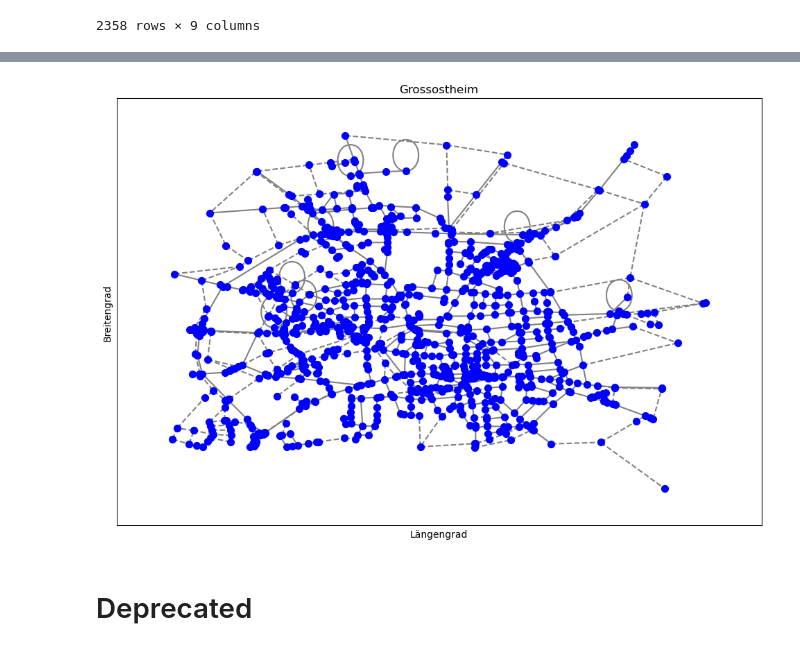
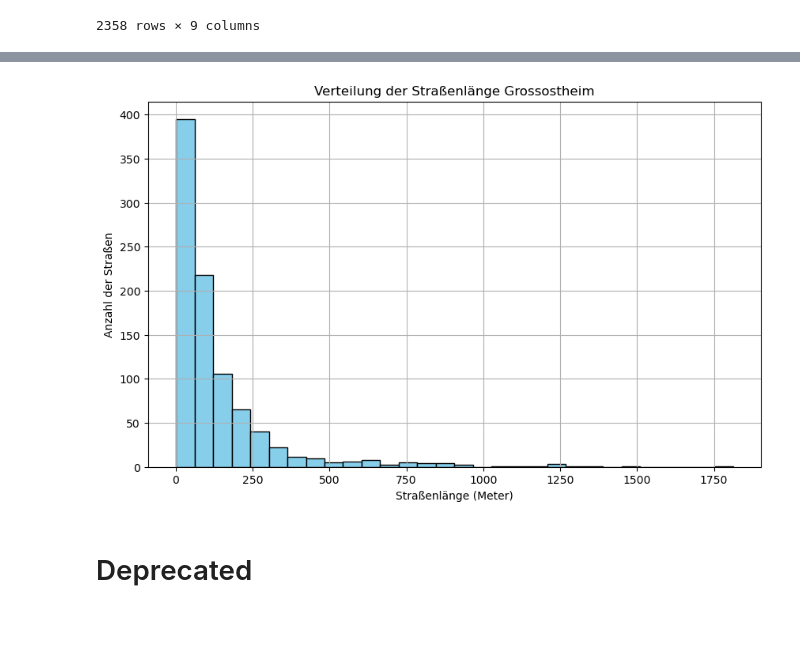
Before and after one commit to Samuelscoding/Bachelorarbeit, a Jupyter notebook: Dataset_Visualization.ipynb, the cells around one changed output, grey strips where cells are left out. Drawn from its saved outputs; the diff is of its cells as text; code cells hidden in the pictures; blank space fills up the shorter version.

Commit message:
Calculate road length

```diff
--- a/Dataset_Visualization.ipynb
+++ b/Dataset_Visualization.ipynb
@@ -134,3 +134,34 @@ def haversine(lon1, lat1, lon2, lat2):
     c = 2 * asin(sqrt(a))
     r = 6371 # Radius der Erde in Kilometer
     return c * r * 1000
+# %%
+# Straßenlänge berechnen
+def calculate_full_road_length(way_row, df_nodes):
+    node_ids = way_row['node_ids']
+    total_length = 0
+
+    for i in range(len(node_ids) - 1):
+        first_node = df_nodes[df_nodes['id'] == node_ids[i]]
+        second_node = df_nodes[df_nodes['id'] == node_ids[i + 1]]
+
+        # Überprüfung, ob beide Knoten existieren
+        if first_node.empty or second_node.empty:
+            return None
+
+        total_length += haversine(
+            first_node['longitude'].values[0], first_node['latitude'].values[0],
+            second_node['longitude'].values[0], second_node['latitude'].values[0]
+        )
+
+    return total_length
+
+road_lengths = []
+
+for index, way_row in ways_filter.iterrows():
+    length = calculate_full_road_length(way_row, df_osm)
+    if length is not None:
+        road_lengths.append({'way_id': way_row['id'], 'length': length})
+
+df_road_length = pd.DataFrame(road_lengths)
+
+df_road_length
@@ -279,8 +303,6 @@ plt.title(title)
 plt.xlabel("Längengrad")
 plt.ylabel("Breitengrad")
 plt.show()
-# %% [output]
-[figure, removed]
 # %%
 edge_count = G.number_of_edges()
 print("Anzahl der Kanten:", edge_count)
@@ -425,18 +447,16 @@ plt.tight_layout()
 
 plt.show()
 # %%
-# Filtere die Straßen mit gültigen Längen (nicht 0 oder NaN)
-valid_road_lengths = filtered_data_combined['road_length'].dropna()
-valid_road_lengths = valid_road_lengths[valid_road_lengths > 0]
-
 # Erstelle das Histogramm
 plt.figure(figsize=(10, 6))
-plt.hist(valid_road_lengths, bins=30, color='skyblue', edgecolor='black')
+plt.hist(df_road_length['length'], bins=30, color='skyblue', edgecolor='black')
 plt.title('Verteilung der Straßenlänge'  + " " + title)
 plt.xlabel('Straßenlänge (Meter)')
 plt.ylabel('Anzahl der Straßen')
 plt.grid(True)
 plt.show()
+# %% [output]
+[figure, added]
 # %%
 # Plot with Degree Diagrams
 image_folder = 'Degree of various places'
```
Also changed, not shown: parts of 4 cells of this notebook.
